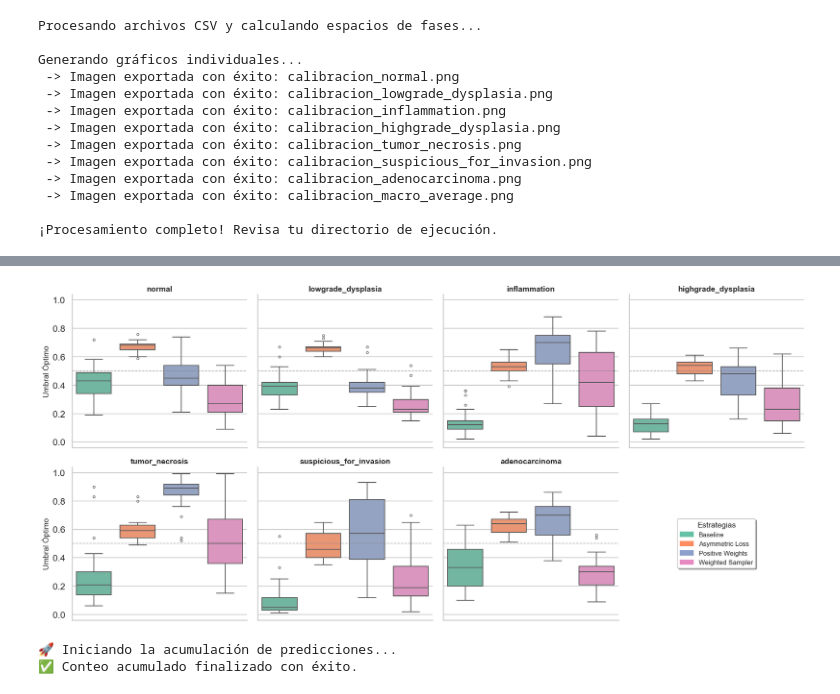
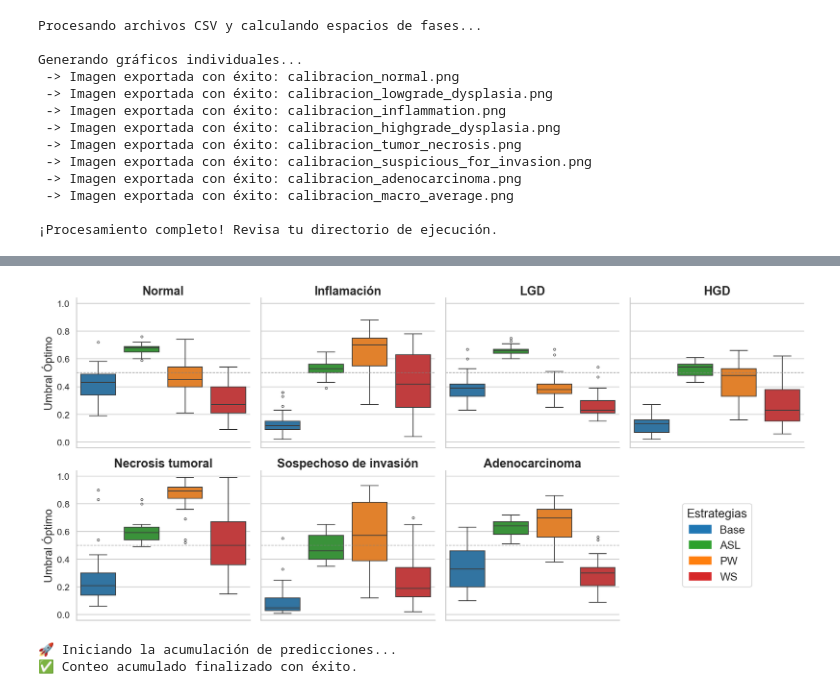
Before and after one commit to GuigonteDEV/TFG_GuillermoGonzalez, a Jupyter notebook: notebooks/results.ipynb, the cells around one changed output, grey strips where cells are left out. Cells and saved outputs as stored; diff of their text form; code cells hidden in the pictures.

Commit message:
feat(Master): Commit final:
- Organización del código
- Eliminación de módulos no usados

```diff
--- a/notebooks/results.ipynb
+++ b/notebooks/results.ipynb
@@ -364,7 +1085,7 @@ NUM_FOLDS = 5
 
 for fold in range(1, NUM_FOLDS + 1):
     for seed in SEEDS:
-        csv_path = ROOT  / 'Model_output' / f'predictions_seed_{seed}_fold{fold}_None_ASL_val.csv'
+        csv_path = ROOT  / 'Model_output' / f'predictions_seed_{seed}_fold{fold}_None_ASL_test.csv'
         CKPT_DIR = ROOT / 'Model_output' / f'best_model_seed_{seed}_fold_{fold}_strategy_None_ASL.pth'
         checkpoint = torch.load(CKPT_DIR, map_location='cpu')
         umbral = checkpoint['thresholds']
@@ -477,20 +1617,51 @@ from pathlib import Path
 import matplotlib.patches as mpatches
 
 # --- CONFIGURACIÓN ---
-# Reemplaza esto con la ruta de la carpeta donde están tus archivos JSON
 ROOT = Path(r'C:\Users\guigo\OneDrive\Escritorio\TFG_Biopsias\Proyecto')
 
+# Nombres abreviados consistentes (reordenados para claridad en el código)
 LEYENDA_PERSONALIZADA = {
-    "None_None": "Baseline",
-    "None_ASL" : "Asymmetric Loss",
-    "None_PW"  : "Positive Weights",
-    "WS_None"  : "Weighted Sampler"
+    "None_None": "Base",
+    "None_ASL" : "ASL",  # ASL pasa a la segunda posición
+    "None_PW"  : "PW",
+    "WS_None"  : "WS"
+}
+
+# Lista ordenada para mantener la consistencia (Inflamación antes que LGD)
+CLASSES = [
+    'normal',
+    'inflammation',
+    'lowgrade_dysplasia',
+    'highgrade_dysplasia',
+    'tumor_necrosis',
+    'suspicious_for_invasion',
+    'adenocarcinoma'
+]
+
+# Diccionario de mapeo para los títulos en español/abreviados
+MAPEO_NOMBRES = {
+    "normal": "Normal",
+    "inflammation": "Inflamación",
+    "lowgrade_dysplasia": "LGD",
+    "highgrade_dysplasia": "HGD",
+    "tumor_necrosis": "Necrosis tumoral",
+    "suspicious_for_invasion": "Sospechoso de invasión",
+    "adenocarcinoma": "Adenocarcinoma"
+}
+
+# SE MANTIENEN TUS COLORES HEX ORIGINALES EXACTOS
+COLORS = {
+    'Base': '#1f77b4',  # Azul
+    'ASL': '#2ca02c',   # Verde
+    'PW': '#ff7f0e',    # Naranja
+    'WS': '#d62728'     # Rojo
 }
 
 SEEDS = [22, 32, 42, 52, 62]
 NUM_FOLDS = 5
+# CAMBIADO EL ORDEN AQUÍ: "None_ASL" ahora va antes de "None_PW"
 METODOS = ["None_None", "None_ASL", "None_PW", "WS_None"]
-FOLDS = list(range(1, NUM_FOLDS + 1)) # [1, 2, 3, 4, 5]
+FOLDS = list(range(1, NUM_FOLDS + 1))
 
 registros = []
 
@@ -515,10 +1686,17 @@ for seed in SEEDS:
 
 df = pd.DataFrame(registros)
 
-# --- 2. PROCESAMIENTO DE TEXTOS Y ORDEN ---
+# --- 2. PROCESAMIENTO DE TEXTOS, MAPEOS Y ORDENACIÓN ---
 if not df.empty:
+    # Mapear y ordenar los métodos (Fuerza el orden visual: Base -> ASL -> PW -> WS)
     df["Method"] = df["Method"].map(LEYENDA_PERSONALIZADA)
-    orden_nombres_nuevos = [LEYENDA_PERSONALIZADA[m] for m in METODOS]
+    orden_metodos = [LEYENDA_PERSONALIZADA[m] for m in METODOS]
+    df["Method"] = pd.Categorical(df["Method"], categories=orden_metodos, ordered=True)
+
+    # Mapear y ordenar las clases (Asegura el orden exacto en los subplots)
+    df["Class"] = df["Class"].map(MAPEO_NOMBRES)
+    orden_clases = [MAPEO_NOMBRES[c] for c in CLASSES]
+    df["Class"] = pd.Categorical(df["Class"], categories=orden_clases, ordered=True)
 
     # --- 3. GENERACIÓN DEL GRÁFICO ---
     sns.set_theme(style="whitegrid", context="talk")
@@ -528,57 +1706,59 @@ if not df.empty:
         x="Method",
         y="Best_Threshold",
         hue="Method",
-        hue_order=orden_nombres_nuevos, # Mantiene fijos los colores (Verde, Naranja, Azul, Rosa)
+        hue_order=orden_metodos,        # Forzar orden de colores con la nueva secuencia
         col="Class",
-        col_wrap=4,                     # Cuadrícula de 2 filas x 4 columnas
+        col_order=orden_clases,        # Forzar orden de cuadrículas (Inflamación en 2º lugar)
+        col_wrap=4,                    # Cuadrícula de 2 filas x 4 columnas
         kind="box",
-        palette="Set2",
+        palette=COLORS,                # Usamos tus colores originales guardados en el diccionario
         height=4.5,
         aspect=1.1,
         sharey=True,
         linewidth=1.5,
         fliersize=4,
-        legend=False                    # Evitamos que Seaborn pinte su leyenda rota
+        legend=False
     )
 
     # Configuración de líneas de referencia y limpieza de ejes
     for ax in g.axes.flat:
         ax.axhline(0.5, color="gray", linestyle="--", alpha=0.7, linewidth=1.2)
-        ax.set_xticklabels([])          # Mantiene el look limpio que ya lograste
+        ax.set_xticklabels([])          # Mantiene el look limpio sin etiquetas en el eje X
         ax.set_xlabel("")
 
-    g.set_titles("{col_name}", weight='bold', size=14)
-    g.set_axis_labels("", "Umbral Óptimo", size=14)
+    g.set_titles("{col_name}", weight='bold', size=22)
+    g.set_axis_labels("", "Umbral Óptimo", size=20)
 
-    # --- 4. SOLUCIÓN: CONSTRUCCIÓN DE LEYENDA MANUAL EN EL HUECO 8 ---
+    # --- 4. CONSTRUCCIÓN DE LEYENDA MANUAL EN EL HUECO 8 ---
     ax_vacio = g.fig.add_subplot(2, 4, 8)
     ax_vacio.axis('off') # Ocultamos los ejes del octavo cuadrante
 
-    # Extraemos la paleta exacta de colores de Seaborn para clonarla
-    colores_paleta = sns.color_palette("Set2", len(orden_nombres_nuevos))
-
-    # Creamos los cuadraditos manualmente asociando color con tu texto transformado
+    # Creamos los cuadros de la leyenda respetando el nuevo orden secuencial
     handles_manuales = [
-        mpatches.Patch(color=colores_paleta[i], label=nombre)
-        for i, nombre in enumerate(orden_nombres_nuevos)
+        mpatches.Patch(color=COLORS[nombre], label=nombre)
+        for nombre in orden_metodos
     ]
 
-    # Forzamos el renderizado de la leyenda con los parches reales
+    # Forzamos el renderizado de la leyenda con las etiquetas correctas
     ax_vacio.legend(
         handles=handles_manuales,
         title="Estrategias",
-        loc="center",         # Centrado perfecto en el espacio vacío
+        loc="center",
         frameon=True,
-        shadow=True,
-        fontsize=12,
-        title_fontsize=14
+        shadow=False,
+        fontsize=20,
+        title_fontsize=22
     )
 
     plt.tight_layout()
+
+    # Asegurar que existe la carpeta de guardado
+    (ROOT / 'plots_interesantes').mkdir(parents=True, exist_ok=True)
+
     plt.savefig(ROOT / 'plots_interesantes' / "distribucion_thresholds.png", dpi=300, bbox_inches='tight')
     plt.show()
 # %% [output]
-[figure, old version]
+[figure, new version]
 # %%
 import os
 import torch
```
Also changed, not shown: parts of 14 cells of this notebook, 11 other files.
